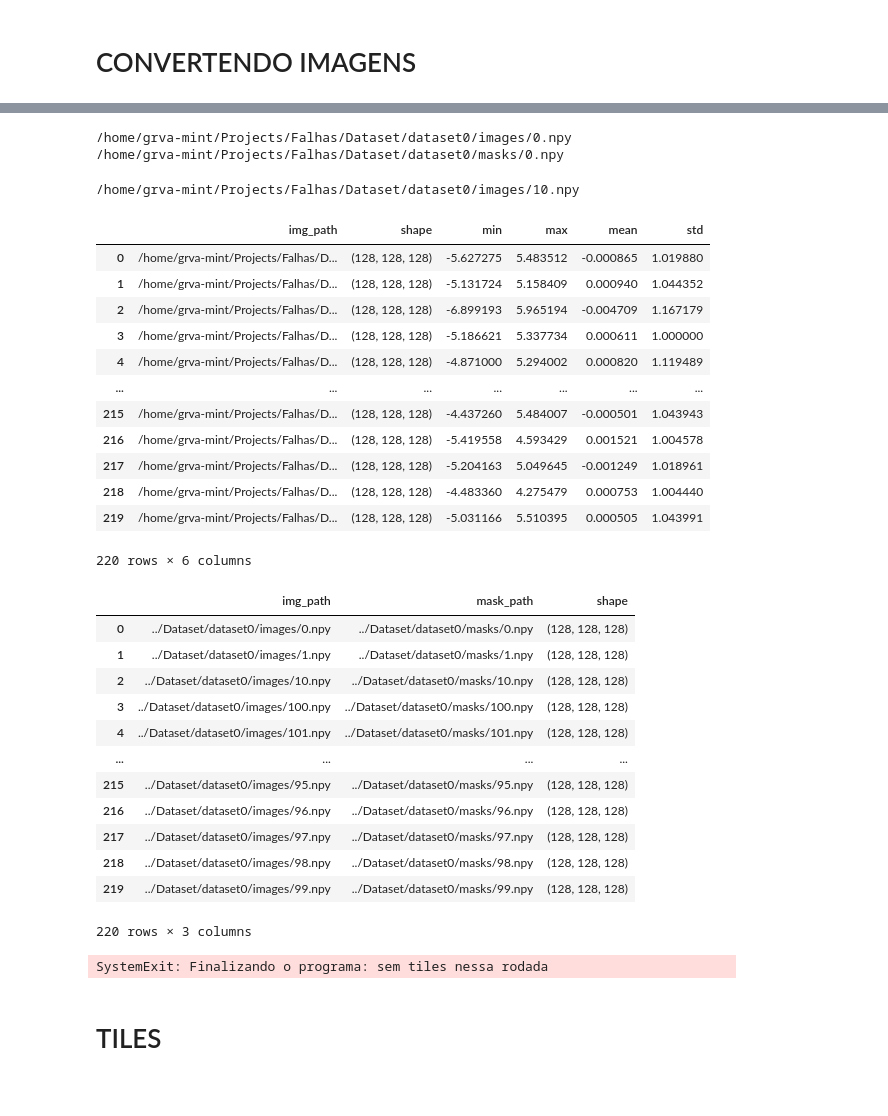
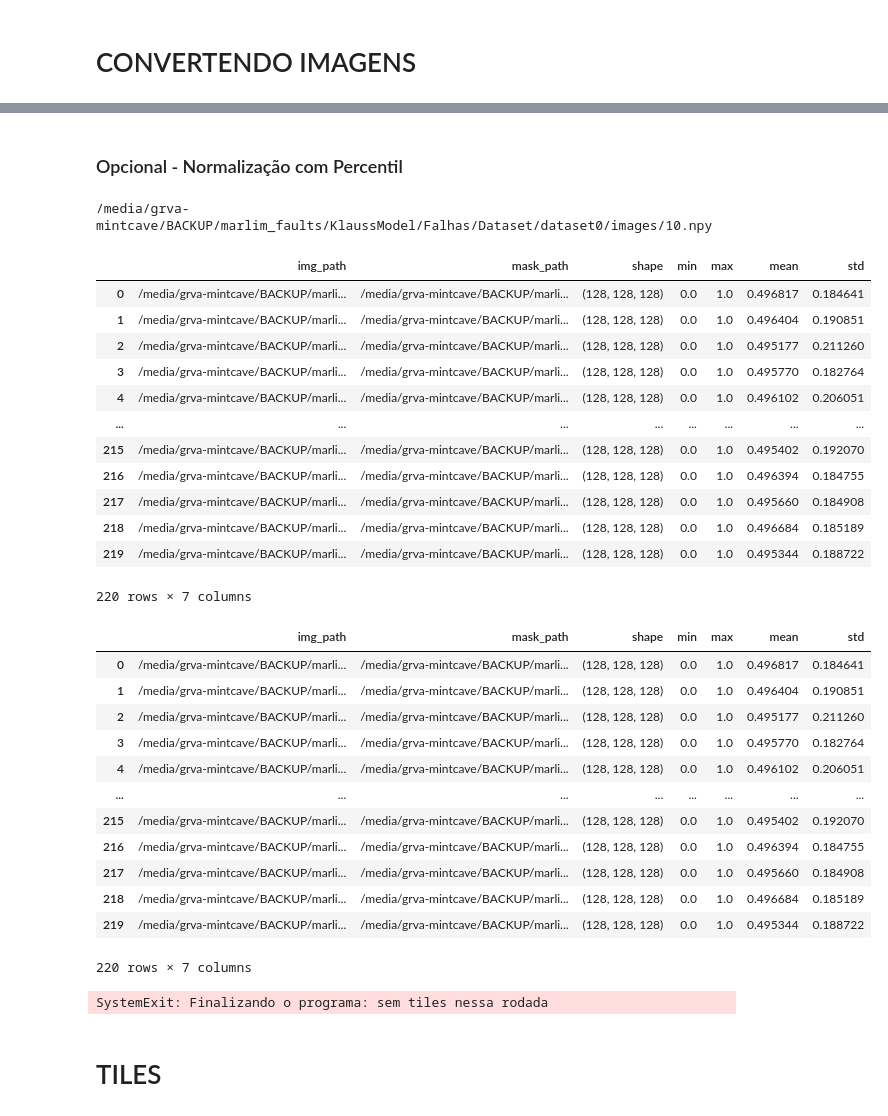
Before and after one commit to KlaussMarchi/Falhas, a Jupyter notebook: Dataset/dataset0/Format.ipynb, the cells around one changed output, grey strips where cells are left out. Cells and saved outputs as stored; diff of their text form; code cells hidden in the pictures.

Commit message:
melhorias marlim faults

```diff
--- a/Dataset/dataset0/Format.ipynb
+++ b/Dataset/dataset0/Format.ipynb
@@ -98,0 +105,2 @@ for i, (img_path, msk_path) in enumerate(zip(images, masks)):
+# %% [markdown]
+### Opcional - Normalização com Percentil
@@ -104,56 +121,57 @@ for img_path, msk_path in tqdm(zip(images, masks), total=len(images)):
     img = getImage('original/images', img_path)
     msk = getImage('original/masks',  msk_path)
 
-    np.save(os.path.join('images', img_path), img)
-    np.save(os.path.join('masks', msk_path),  msk)
+    img = normalize(img)
+    file_name = Path(img_path).name
+
+    np.save(os.path.join('images', file_name), img)
+    np.save(os.path.join('masks',  file_name),  msk)
-# %% [output]
-/home/grva-mint/Projects/Falhas/Dataset/dataset0/images/0.npy
-/home/grva-mint/Projects/Falhas/Dataset/dataset0/masks/0.npy
 # %%
 df = pd.DataFrame()
-df['img_path'] = [file for file in getFiles('images')]
-df['shape']    = [(128, 128, 128) for path in df.img_path]
+df['img_path']  = [file for file in getFiles('images')]
+df['mask_path'] = [file for file in getFiles('masks')]
+df['shape']     = [np.load(path).shape for path in df.img_path]
 df['min']  = [np.min(np.load(path))  for path in df.img_path]
 df['max']  = [np.max(np.load(path))  for path in df.img_path]
 df['mean'] = [np.mean(np.load(path)) for path in df.img_path]
 df['std']  = [np.std(np.load(path))  for path in df.img_path]
 
 print(df.img_path.iloc[2])
 df
 # %% [output]
-/home/grva-mint/Projects/Falhas/Dataset/dataset0/images/10.npy
+/media/grva-mintcave/BACKUP/marlim_faults/KlaussModel/Falhas/Dataset/dataset0/images/10.npy
-|  | img_path | shape | min | max | mean | std |
-| 0 | /home/grva-mint/Projects/Falhas/D... | (128, 128, 128) | -5.627275 | 5.483512 | -0.000865 | 1.019880 |
-| 1 | /home/grva-mint/Projects/Falhas/D... | (128, 128, 128) | -5.131724 | 5.158409 | 0.000940 | 1.044352 |
-| 2 | /home/grva-mint/Projects/Falhas/D... | (128, 128, 128) | -6.899193 | 5.965194 | -0.004709 | 1.167179 |
-| 3 | /home/grva-mint/Projects/Falhas/D... | (128, 128, 128) | -5.186621 | 5.337734 | 0.000611 | 1.000000 |
-| 4 | /home/grva-mint/Projects/Falhas/D... | (128, 128, 128) | -4.871000 | 5.294002 | 0.000820 | 1.119489 |
-| ... | ... | ... | ... | ... | ... | ... |
-| 215 | /home/grva-mint/Projects/Falhas/D... | (128, 128, 128) | -4.437260 | 5.484007 | -0.000501 | 1.043943 |
-| 216 | /home/grva-mint/Projects/Falhas/D... | (128, 128, 128) | -5.419558 | 4.593429 | 0.001521 | 1.004578 |
-| 217 | /home/grva-mint/Projects/Falhas/D... | (128, 128, 128) | -5.204163 | 5.049645 | -0.001249 | 1.018961 |
-| 218 | /home/grva-mint/Projects/Falhas/D... | (128, 128, 128) | -4.483360 | 4.275479 | 0.000753 | 1.004440 |
-| 219 | /home/grva-mint/Projects/Falhas/D... | (128, 128, 128) | -5.031166 | 5.510395 | 0.000505 | 1.043991 |
+|  | img_path | mask_path | shape | min | max | mean | std |
+| 0 | /media/grva-mintcave/BACKUP/marli... | /media/grva-mintcave/BACKUP/marli... | (128, 128, 128) | 0.0 | 1.0 | 0.496817 | 0.184641 |
+| 1 | /media/grva-mintcave/BACKUP/marli... | /media/grva-mintcave/BACKUP/marli... | (128, 128, 128) | 0.0 | 1.0 | 0.496404 | 0.190851 |
+| 2 | /media/grva-mintcave/BACKUP/marli... | /media/grva-mintcave/BACKUP/marli... | (128, 128, 128) | 0.0 | 1.0 | 0.495177 | 0.211260 |
+| 3 | /media/grva-mintcave/BACKUP/marli... | /media/grva-mintcave/BACKUP/marli... | (128, 128, 128) | 0.0 | 1.0 | 0.495770 | 0.182764 |
+| 4 | /media/grva-mintcave/BACKUP/marli... | /media/grva-mintcave/BACKUP/marli... | (128, 128, 128) | 0.0 | 1.0 | 0.496102 | 0.206051 |
+| ... | ... | ... | ... | ... | ... | ... | ... |
+| 215 | /media/grva-mintcave/BACKUP/marli... | /media/grva-mintcave/BACKUP/marli... | (128, 128, 128) | 0.0 | 1.0 | 0.495402 | 0.192070 |
+| 216 | /media/grva-mintcave/BACKUP/marli... | /media/grva-mintcave/BACKUP/marli... | (128, 128, 128) | 0.0 | 1.0 | 0.496394 | 0.184755 |
+| 217 | /media/grva-mintcave/BACKUP/marli... | /media/grva-mintcave/BACKUP/marli... | (128, 128, 128) | 0.0 | 1.0 | 0.495660 | 0.184908 |
+| 218 | /media/grva-mintcave/BACKUP/marli... | /media/grva-mintcave/BACKUP/marli... | (128, 128, 128) | 0.0 | 1.0 | 0.496684 | 0.185189 |
+| 219 | /media/grva-mintcave/BACKUP/marli... | /media/grva-mintcave/BACKUP/marli... | (128, 128, 128) | 0.0 | 1.0 | 0.495344 | 0.188722 |
-220 rows × 6 columns
+220 rows × 7 columns
 # %%
 if OPTIONS.get('img_size') is None:
     df.to_csv('../DataBase.csv', index=None)
     display(df)
     sys.exit("Finalizando o programa: sem tiles nessa rodada")
 # %% [output]
-|  | img_path | mask_path | shape |
-| 0 | ../Dataset/dataset0/images/0.npy | ../Dataset/dataset0/masks/0.npy | (128, 128, 128) |
-| 1 | ../Dataset/dataset0/images/1.npy | ../Dataset/dataset0/masks/1.npy | (128, 128, 128) |
-| 2 | ../Dataset/dataset0/images/10.npy | ../Dataset/dataset0/masks/10.npy | (128, 128, 128) |
-| 3 | ../Dataset/dataset0/images/100.npy | ../Dataset/dataset0/masks/100.npy | (128, 128, 128) |
-| 4 | ../Dataset/dataset0/images/101.npy | ../Dataset/dataset0/masks/101.npy | (128, 128, 128) |
-| ... | ... | ... | ... |
-| 215 | ../Dataset/dataset0/images/95.npy | ../Dataset/dataset0/masks/95.npy | (128, 128, 128) |
-| 216 | ../Dataset/dataset0/images/96.npy | ../Dataset/dataset0/masks/96.npy | (128, 128, 128) |
-| 217 | ../Dataset/dataset0/images/97.npy | ../Dataset/dataset0/masks/97.npy | (128, 128, 128) |
-| 218 | ../Dataset/dataset0/images/98.npy | ../Dataset/dataset0/masks/98.npy | (128, 128, 128) |
-| 219 | ../Dataset/dataset0/images/99.npy | ../Dataset/dataset0/masks/99.npy | (128, 128, 128) |
+|  | img_path | mask_path | shape | min | max | mean | std |
+| 0 | /media/grva-mintcave/BACKUP/marli... | /media/grva-mintcave/BACKUP/marli... | (128, 128, 128) | 0.0 | 1.0 | 0.496817 | 0.184641 |
+| 1 | /media/grva-mintcave/BACKUP/marli... | /media/grva-mintcave/BACKUP/marli... | (128, 128, 128) | 0.0 | 1.0 | 0.496404 | 0.190851 |
+| 2 | /media/grva-mintcave/BACKUP/marli... | /media/grva-mintcave/BACKUP/marli... | (128, 128, 128) | 0.0 | 1.0 | 0.495177 | 0.211260 |
+| 3 | /media/grva-mintcave/BACKUP/marli... | /media/grva-mintcave/BACKUP/marli... | (128, 128, 128) | 0.0 | 1.0 | 0.495770 | 0.182764 |
+| 4 | /media/grva-mintcave/BACKUP/marli... | /media/grva-mintcave/BACKUP/marli... | (128, 128, 128) | 0.0 | 1.0 | 0.496102 | 0.206051 |
+| ... | ... | ... | ... | ... | ... | ... | ... |
+| 215 | /media/grva-mintcave/BACKUP/marli... | /media/grva-mintcave/BACKUP/marli... | (128, 128, 128) | 0.0 | 1.0 | 0.495402 | 0.192070 |
+| 216 | /media/grva-mintcave/BACKUP/marli... | /media/grva-mintcave/BACKUP/marli... | (128, 128, 128) | 0.0 | 1.0 | 0.496394 | 0.184755 |
+| 217 | /media/grva-mintcave/BACKUP/marli... | /media/grva-mintcave/BACKUP/marli... | (128, 128, 128) | 0.0 | 1.0 | 0.495660 | 0.184908 |
+| 218 | /media/grva-mintcave/BACKUP/marli... | /media/grva-mintcave/BACKUP/marli... | (128, 128, 128) | 0.0 | 1.0 | 0.496684 | 0.185189 |
+| 219 | /media/grva-mintcave/BACKUP/marli... | /media/grva-mintcave/BACKUP/marli... | (128, 128, 128) | 0.0 | 1.0 | 0.495344 | 0.188722 |
-220 rows × 3 columns
+220 rows × 7 columns
 SystemExit: Finalizando o programa: sem tiles nessa rodada
 # %% [markdown]
 # TILES
```
Also changed, not shown: parts of 6 cells of this notebook, 6 other files.
